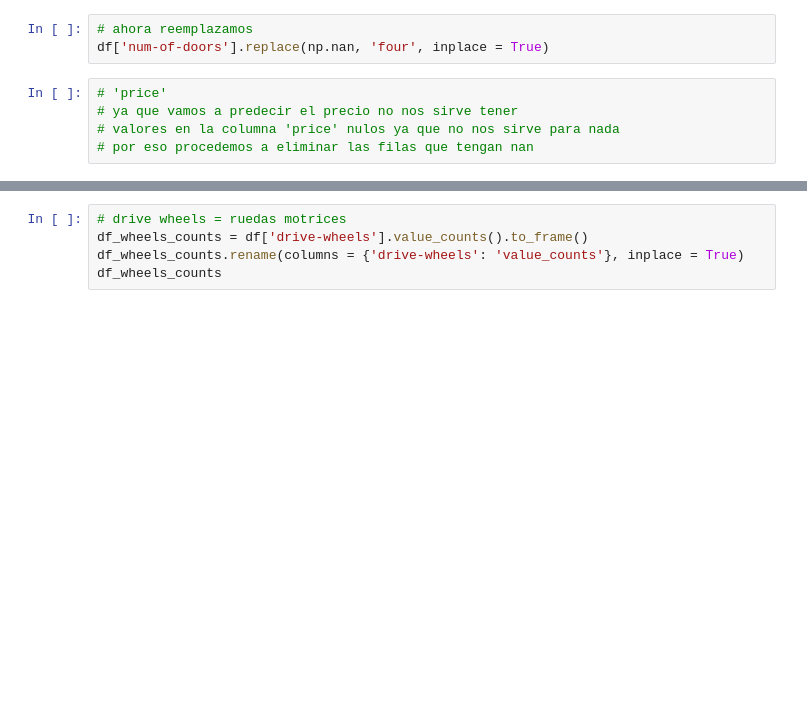
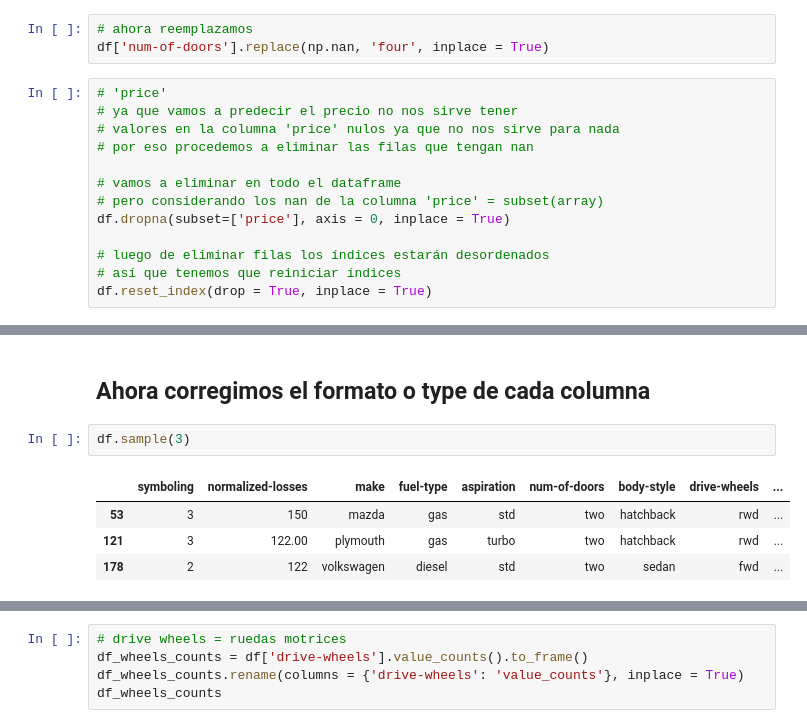
Before and after one commit to FernandoCallasaca/data_science_projects, a Jupyter notebook: Automobile_Dataset.ipynb, the cells around one changed output, grey strips where cells are left out. Drawn from its saved outputs; the diff is of its cells as text; blank space fills up the shorter version.

```diff
--- a/Automobile_Dataset.ipynb
+++ b/Automobile_Dataset.ipynb
@@ -199,3 +199,11 @@ df['num-of-doors'].replace(np.nan, 'four', inplace = True)
 # ya que vamos a predecir el precio no nos sirve tener
 # valores en la columna 'price' nulos ya que no nos sirve para nada
 # por eso procedemos a eliminar las filas que tengan nan
+
+# vamos a eliminar en todo el dataframe
+# pero considerando los nan de la columna 'price' = subset(array)
+df.dropna(subset=['price'], axis = 0, inplace = True)
+
+# luego de eliminar filas los índices estarán desordenados
+# así que tenemos que reiniciar índices
+df.reset_index(drop = True, inplace = True)
@@ -201,0 +241,9 @@ df['num-of-doors'].replace(np.nan, 'four', inplace = True)
+# %% [markdown]
+## Ahora corregimos el formato o type de cada columna
+# %%
+df.sample(3)
+# %% [output]
+|  | symboling | normalized-losses | make | fuel-type | aspiration | num-of-doors | body-style | drive-wheels | ... |
+| 53 | 3 | 150 | mazda | gas | std | two | hatchback | rwd | ... |
+| 121 | 3 | 122.00 | plymouth | gas | turbo | two | hatchback | rwd | ... |
+| 178 | 2 | 122 | volkswagen | diesel | std | two | sedan | fwd | ... |
```
Also changed, not shown: parts of 9 cells of this notebook.
